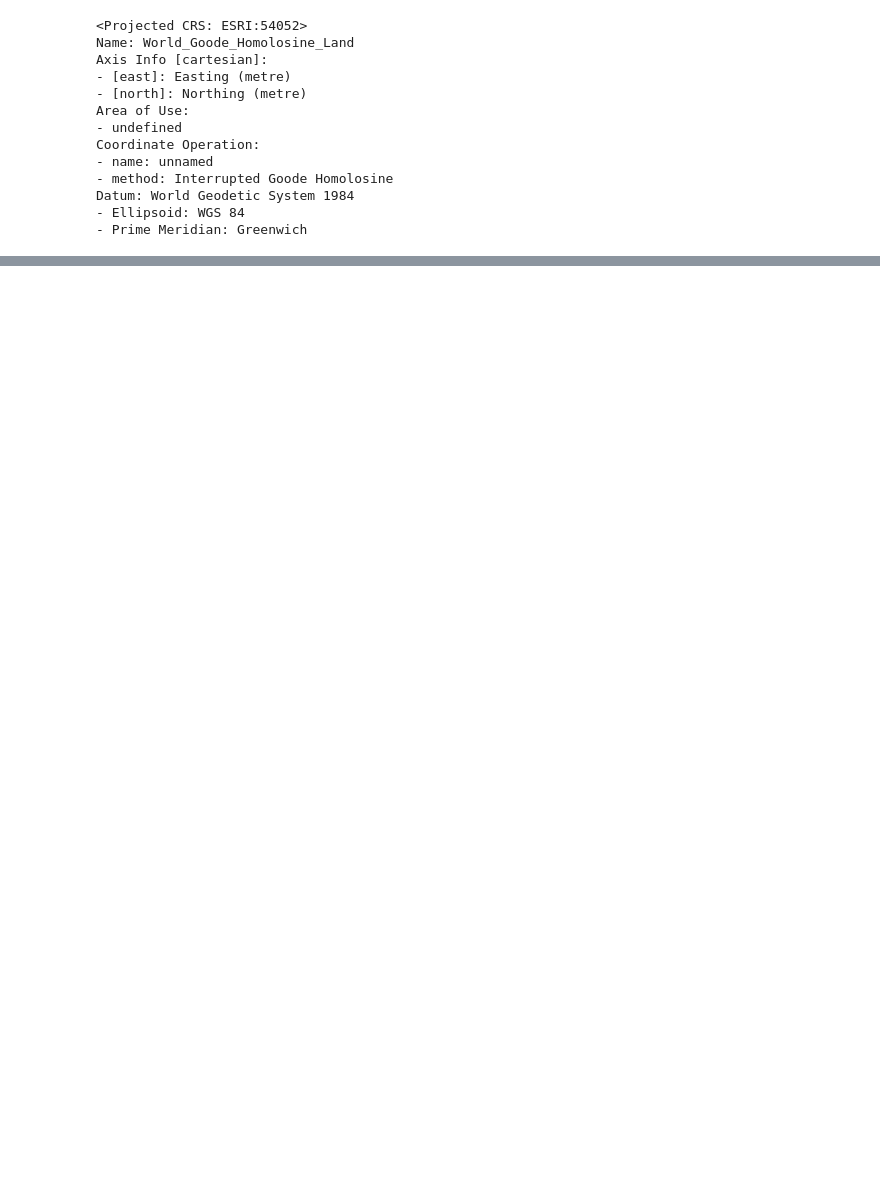
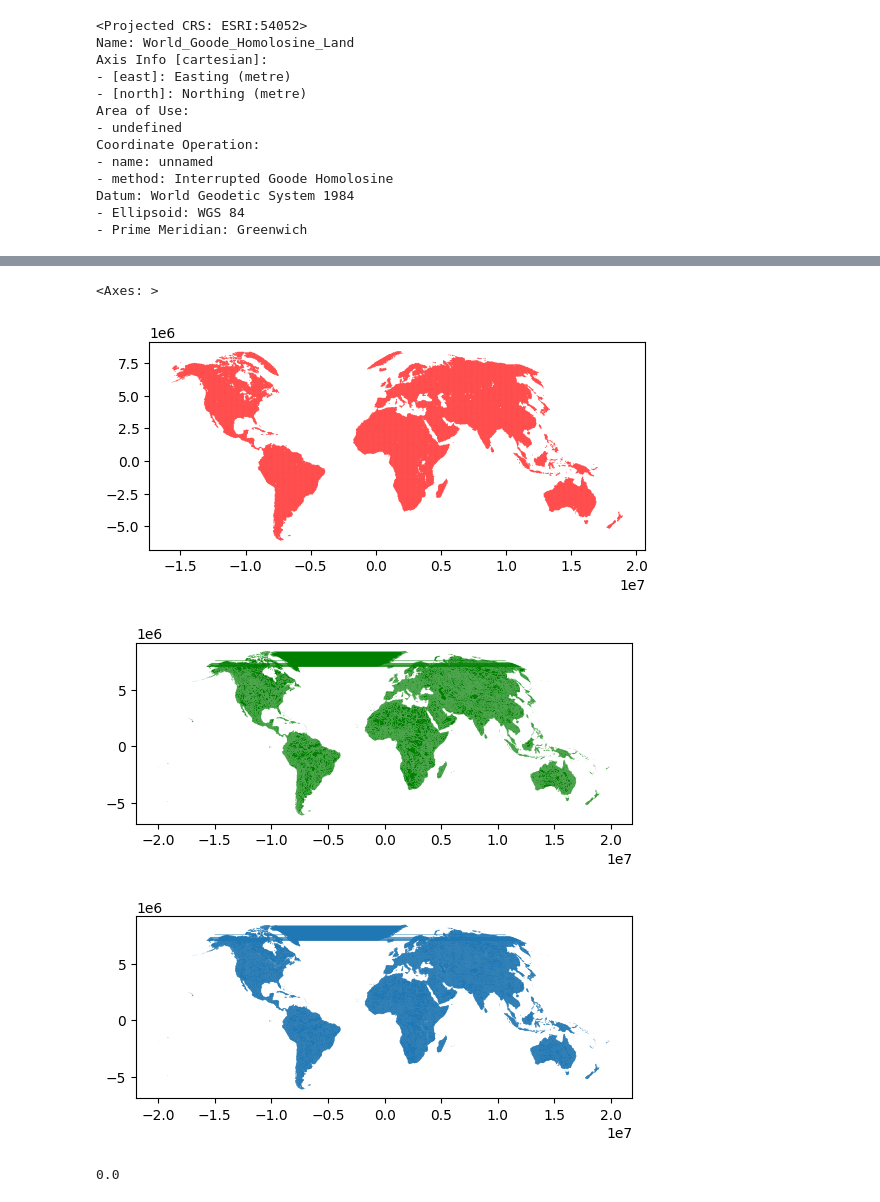
Before and after one commit to thomasghobril/apparitionAgriculture, a Jupyter notebook: extract_DMSW.ipynb, the cells around one changed output, grey strips where cells are left out. Cells and saved outputs as stored; diff of their text form; code cells hidden in the pictures; blank space fills up the shorter version.

```diff
--- a/extract_DMSW.ipynb
+++ b/extract_DMSW.ipynb
@@ -116,0 +118,3 @@ ValueError: Cannot determine common CRS for concatenation inputs, got ['WGS 84',
+# %%
+shapes = shapes.to_crs(shapes_simu.crs)
+shapes.crs
@@ -116,0 +135,21 @@ ValueError: Cannot determine common CRS for concatenation inputs, got ['WGS 84',
+# %%
+shapes_simu.plot(color="red")
+shapes.plot(color="green")
+
+pd.concat([shapes, shapes_simu]).plot()
+# %% [output]
+<Axes: >
+[figure, added]
+[figure, added]
+[figure, added]
+# %%
+def computeAlluviality(row):
+    polygon = row.geometry
+    clipped = gpd.clip(shapes, polygon).merge(shapes[["SNUM", "alluvial"]], on="SNUM").drop_duplicates()
+    sum = clipped.SQKM.sum()
+    allu = clipped[clipped.alluvial_x == 1].SQKM.sum()
+    return allu/sum
+
+computeAlluviality(shapes_simu.iloc[0])
+# %% [output]
+0.0
```
Also changed, not shown: parts of 6 cells of this notebook.
